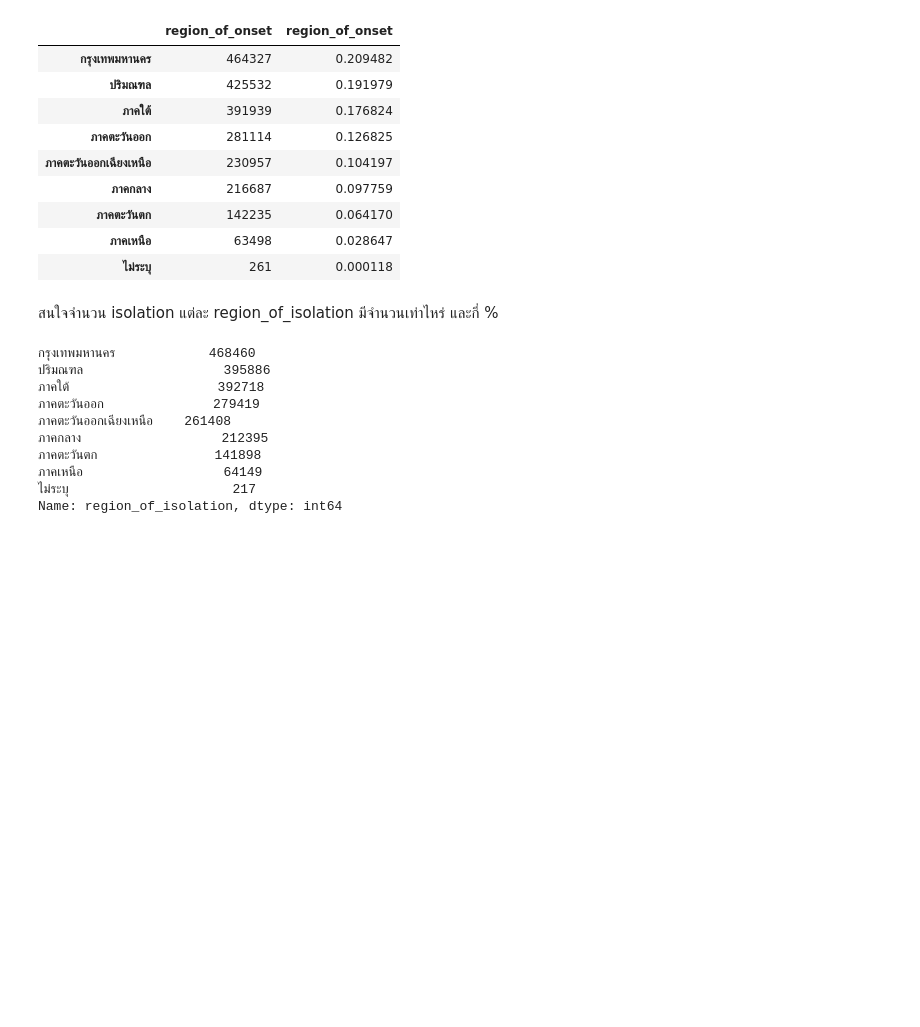
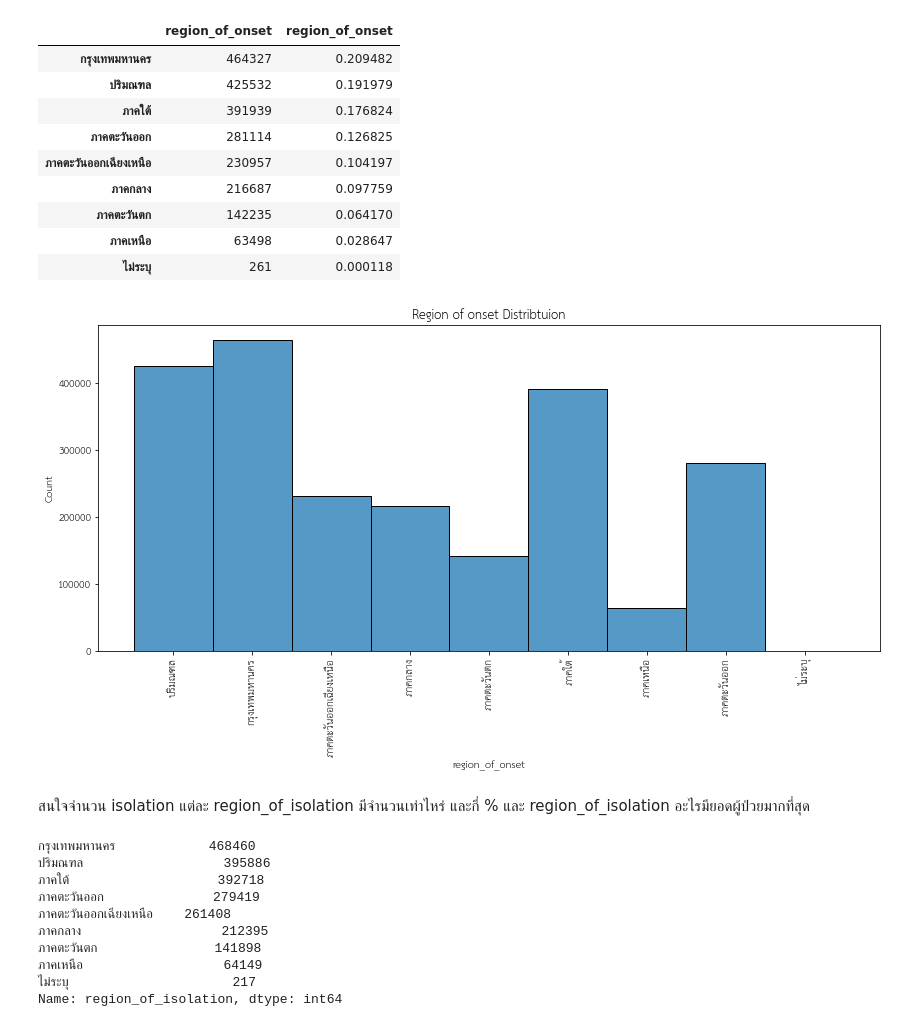
Before and after one commit to Toeysamm/2-64-NIDA-DADS5001, a Jupyter notebook: Covid19_midterm.ipynb, the cells around one changed output. Saved outputs shown, nothing was run; the diff lists cells and outputs as text; code cells hidden in the pictures; blank space fills up the shorter version.

```diff
--- a/Covid19_midterm.ipynb
+++ b/Covid19_midterm.ipynb
@@ -341,8 +433,16 @@ pd.concat([covid19Y64['region_of_onset'].value_counts().sort_values(ascending=Fa
 | ภาคตะวันตก | 142235 | 0.064170 |
 | ภาคเหนือ | 63498 | 0.028647 |
 | ไม่ระบุ | 261 | 0.000118 |
+# %%
+plt.figure(figsize=(14,6))
+sns.histplot(covid19Y64.region_of_onset) #bins=8 กำหนดให้มี 8 ถัง ใน histogram || discrete=True กำหนดความต่อเนื่องของค่าแต่ละถัง และค่า 15,16,... อยู่ตรงกลางแต่ละถัง
+plt.title('Region of Onset Distribtuion')
+plt.xticks(rotation=90)
+plt.show()
+# %% [output]
+[figure, added]
 # %% [markdown]
-สนใจจำนวน isolation แต่ละ region_of_isolation มีจำนวนเท่าไหร่ และกี่ %
+สนใจจำนวน isolation แต่ละ region_of_isolation มีจำนวนเท่าไหร่ และกี่ % และ region_of_isolation อะไรมียอดผู้ป่วยมากที่สุด
 # %%
 print(covid19Y64['region_of_isolation'].value_counts().sort_values(ascending=False))
 # %% [output]
```
Also changed, not shown: parts of 25 cells of this notebook.
